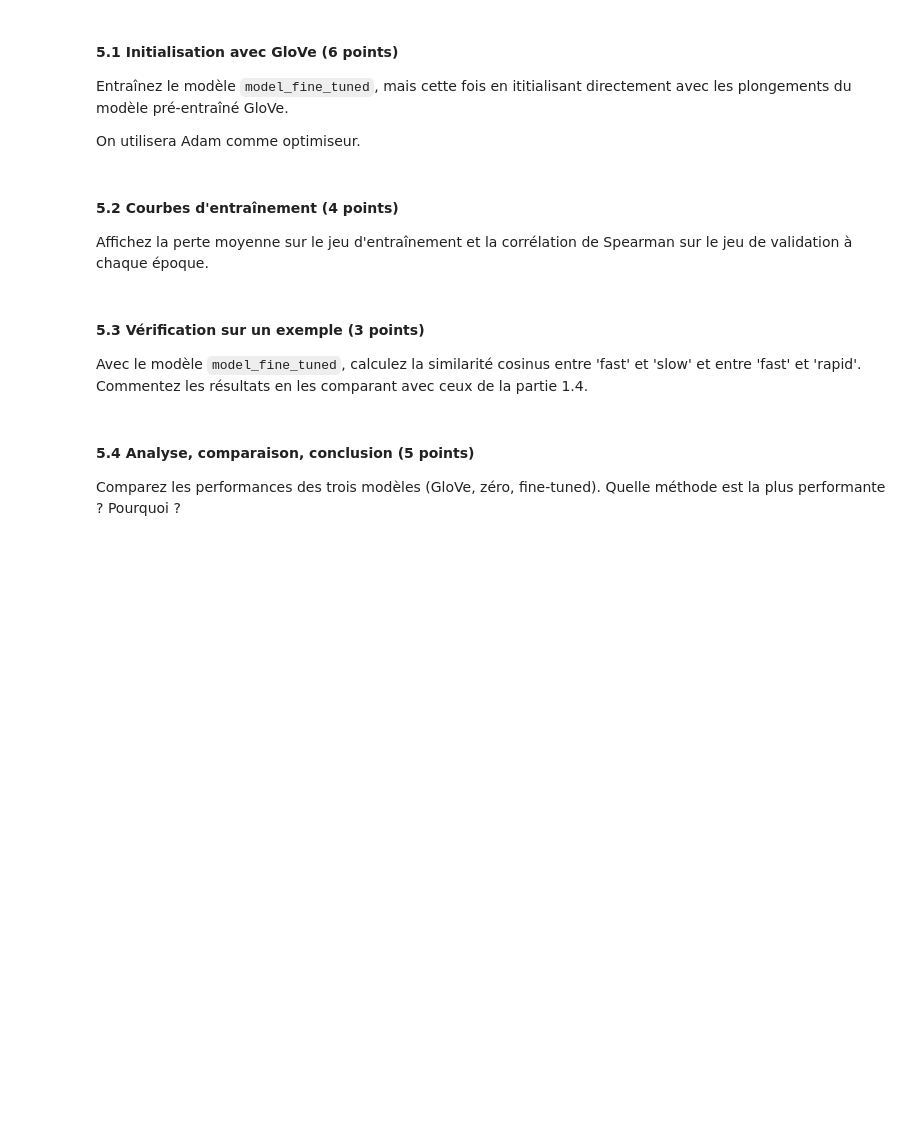
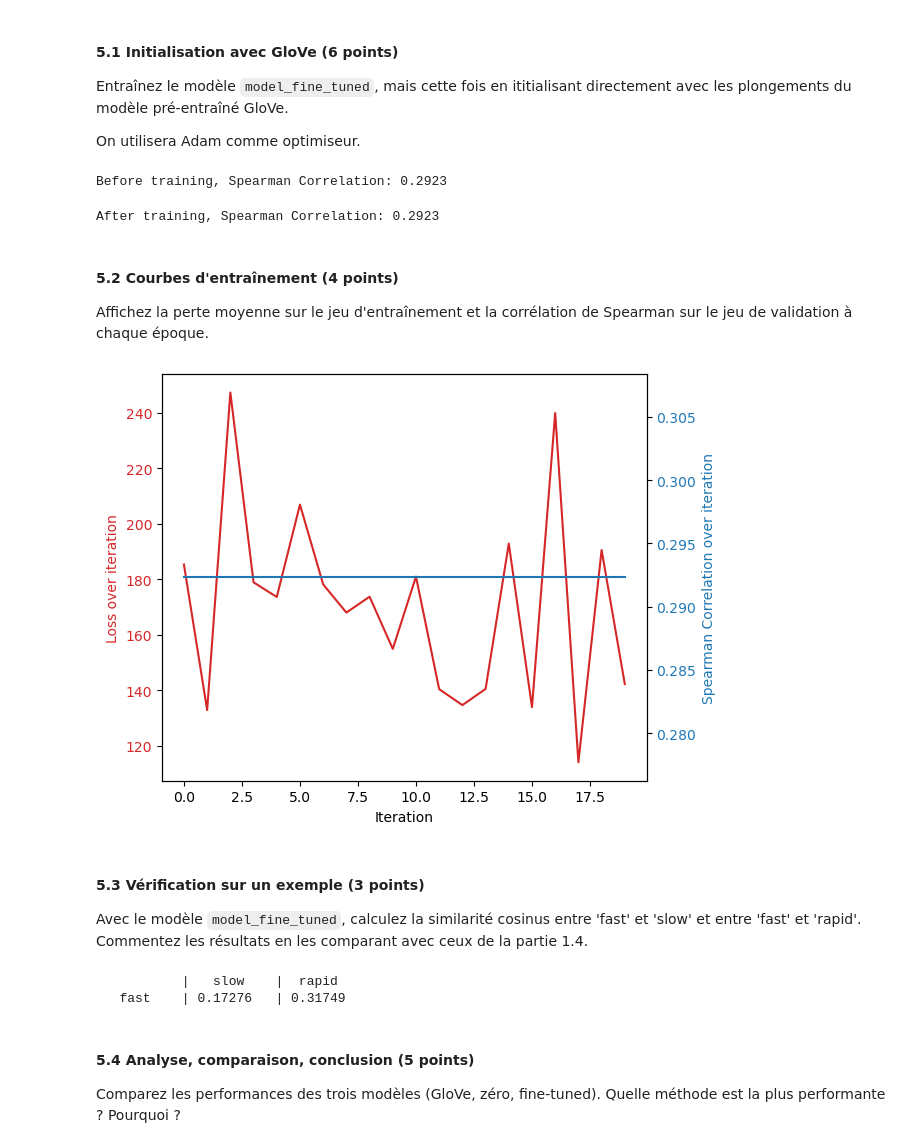
Before and after one commit to Kay1San/NLP-Labs, a Jupyter notebook: TP2/inf8460_A24_TP2_Énoncé.ipynb, the cells around one changed output. Drawn from its saved outputs; the diff is of its cells as text; code cells hidden in the pictures; blank space fills up the shorter version.

```diff
--- a/TP2/inf8460_A24_TP2_Énoncé.ipynb
+++ b/TP2/inf8460_A24_TP2_Énoncé.ipynb
@@ -994,3 +1026,41 @@ print(f'Before training, Spearman Correlation: {spearman_corr:.4f}')
+# %%
+# TODO
+model_fine_tuned = ContrastiveWordEmbeddingModel(glove_embeddings,
+                                           device,
+                                           margin_plus = .5,
+                                           margin_minus = .5,
+                                           regularization= 0)
+# %%
+spearman_corr = evaluate(model_fine_tuned, evaluation_simlex, glove_word_to_index)
+print(f'Before training, Spearman Correlation: {spearman_corr:.4f}')
+
+synIter = iter(syn_data_loader)
+antIter = iter(ant_data_loader)
+
+losses = []
+spearman_corrList = []
+for epoch in tqdm(range(NUM_EPOCHS)):
+    try:
+        spearman_corrList += [evaluate(model_fine_tuned,evaluation_simlex,glove_word_to_index)]
+
+        synEpoch = next(synIter)
+        antEpoch = next(antIter)
+
+
+        loss = forward(model_fine_tuned,synEpoch,antEpoch)
+        losses += [float(loss.detach().numpy())]
+
+        optimizer.zero_grad()
+        loss.backward()
+        optimizer.step()
+    except :
+        break
+
+spearman_corr = evaluate(model_fine_tuned, evaluation_simlex, glove_word_to_index)
+print(f'After training, Spearman Correlation: {spearman_corr:.4f}')
+# %% [output]
+Before training, Spearman Correlation: 0.2923
+After training, Spearman Correlation: 0.2923
 # %% [markdown]
 #### 5.2 Courbes d'entraînement (4 points)
 
@@ -1001,3 +1068,24 @@ Affichez la perte moyenne sur le jeu d'entraînement et la corrélation de Spear
+# %%
+# Create some mock data
+fig, ax1 = plt.subplots()
+
+color = 'tab:red'
+ax1.plot(losses, color=color)
+ax1.set_xlabel("Iteration")
+ax1.set_ylabel("Loss over iteration", color = color)
+ax1.tick_params(axis='y', labelcolor=color)
+
+ax2 = ax1.twinx()  # instantiate a second Axes that shares the same x-axis
+
+color = 'tab:blue'
+ax2.plot(spearman_corrList, color=color)
+ax2.set_ylabel("Spearman Correlation over iteration",color = color)
+ax2.tick_params(axis='y', labelcolor=color)
+
+fig.tight_layout()  # otherwise the right y-label is slightly clipped
+plt.show()
+# %% [output]
+[figure, added]
 # %% [markdown]
 #### 5.3 Vérification sur un exemple (3 points)
 
@@ -1008,3 +1093,18 @@ Avec le modèle `model_fine_tuned`, calculez la similarité cosinus entre 'fast'
+# %%
+nDim = 300
+fastEmbedding = torch.reshape(model_fine_tuned.embeddings.weight[word_to_index['fast']],(1,nDim))
+slowEmbedding = torch.reshape(model_fine_tuned.embeddings.weight[word_to_index['slow']],(1,nDim))
+rapidEmbedding = torch.reshape(model_fine_tuned.embeddings.weight[word_to_index['rapid']],(1,nDim))
+
+fastSlowRapidSimilarity = cosine_similarity(fastEmbedding, torch.cat((slowEmbedding,rapidEmbedding),0))
+
+print(f'{"":^10} |{"slow":^10} |{"rapid":^10}')
+fastSlowStr = f'{float(fastSlowRapidSimilarity[0,0]):.5f}'
+fastRapidStr = f'{float(fastSlowRapidSimilarity[0,1]):.5f}'
+print(f'{"fast":^10} |{fastSlowStr:^10} |{fastRapidStr:^10}')
+# %% [output]
+           |   slow    |  rapid
+   fast    | 0.17276   | 0.31749
 # %% [markdown]
 #### 5.4 Analyse, comparaison, conclusion (5 points)
 
```
Also changed, not shown: parts of 14 cells of this notebook.
